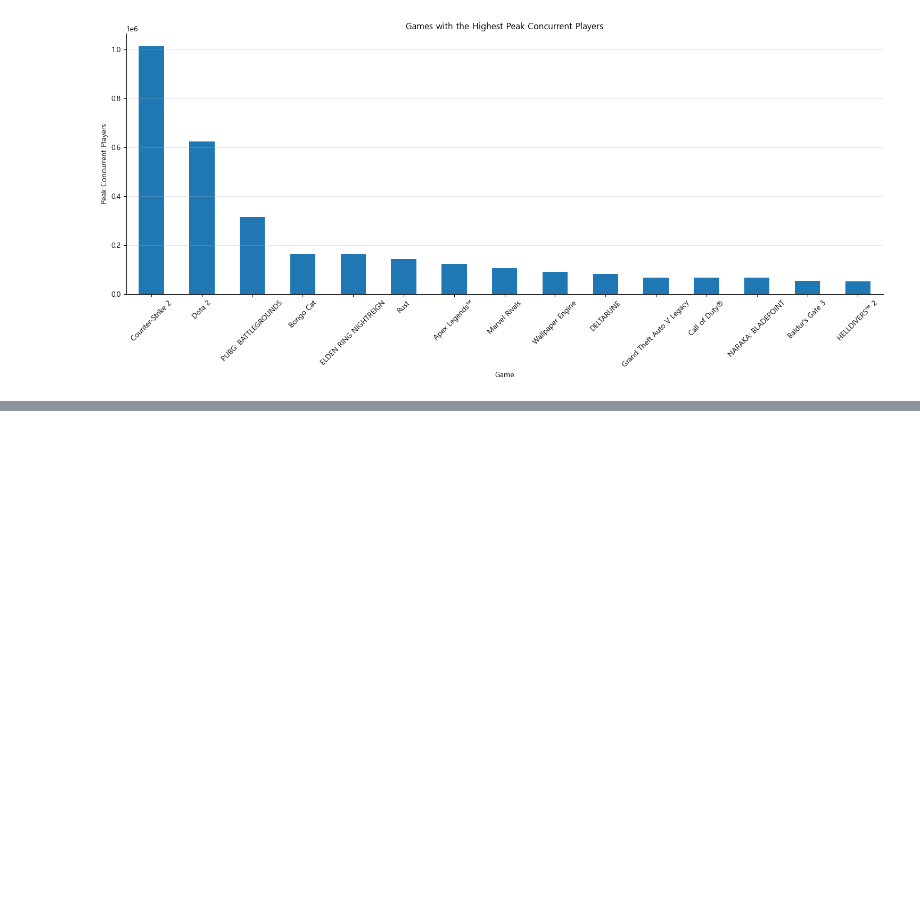
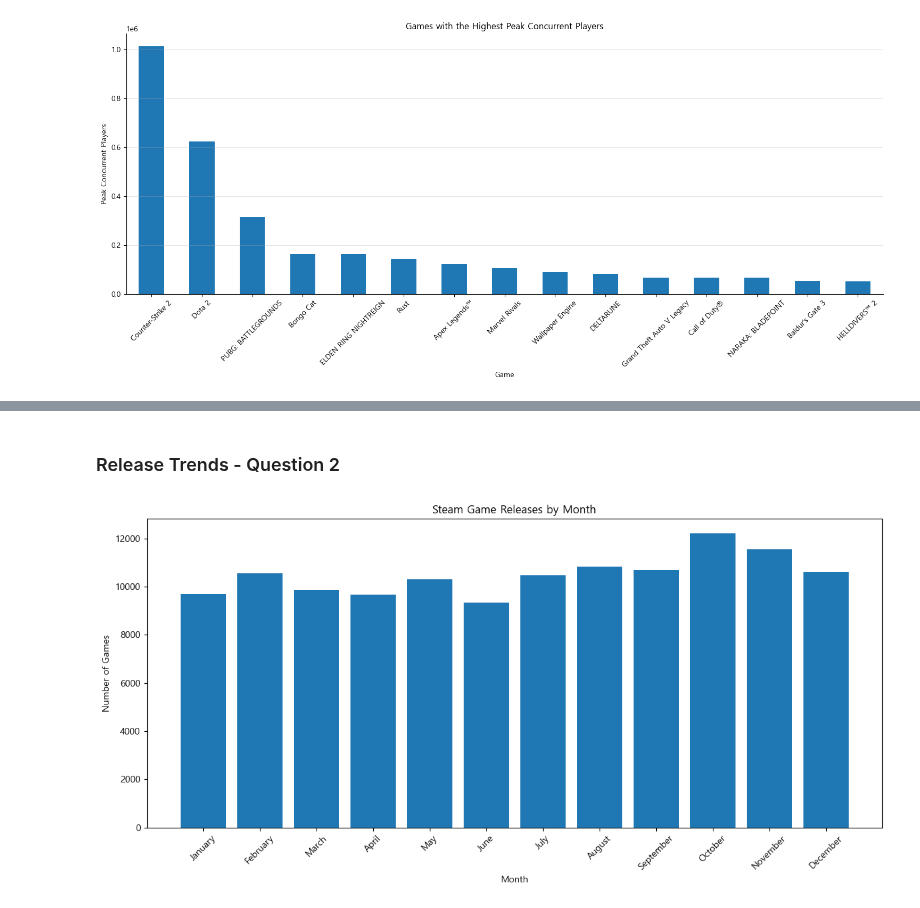
Before and after one commit to molikpunj/Steam-Games-Market-Analysis, a Jupyter notebook: Python/03_Exploratory_Data_Analysis.ipynb, the cells around one changed output, grey strips where cells are left out. Saved outputs shown, nothing was run; the diff lists cells and outputs as text; code cells hidden in the pictures; blank space fills up the shorter version.

```diff
--- a/Python/03_Exploratory_Data_Analysis.ipynb
+++ b/Python/03_Exploratory_Data_Analysis.ipynb
@@ -830,0 +866,40 @@ plt.show()
+# %% [markdown]
+### Release Trends - Question 2
+# %%
+month_order = [
+    "January", "February", "March", "April",
+    "May", "June", "July", "August",
+    "September", "October", "November", "December"
+]
+
+monthly_releases = (
+    steam.groupby("Release Month")
+         .size()
+         .reindex(month_order)
+         .reset_index(name="Games Released")
+)
+
+plt.figure(figsize=(12,6))
+
+plt.bar(
+    monthly_releases["Release Month"],
+    monthly_releases["Games Released"]
+)
+
+plt.title("Steam Game Releases by Month")
+plt.xlabel("Month")
+plt.ylabel("Number of Games")
+
+plt.xticks(rotation=45)
+
+plt.tight_layout()
+
+plt.savefig(
+    "../Images/Release Trends/releases_by_month.png",
+    dpi=300,
+    bbox_inches="tight"
+)
+
+plt.show()
+# %% [output]
+[figure, added]
```
Also changed, not shown: parts of 4 cells of this notebook, 4 other files.
